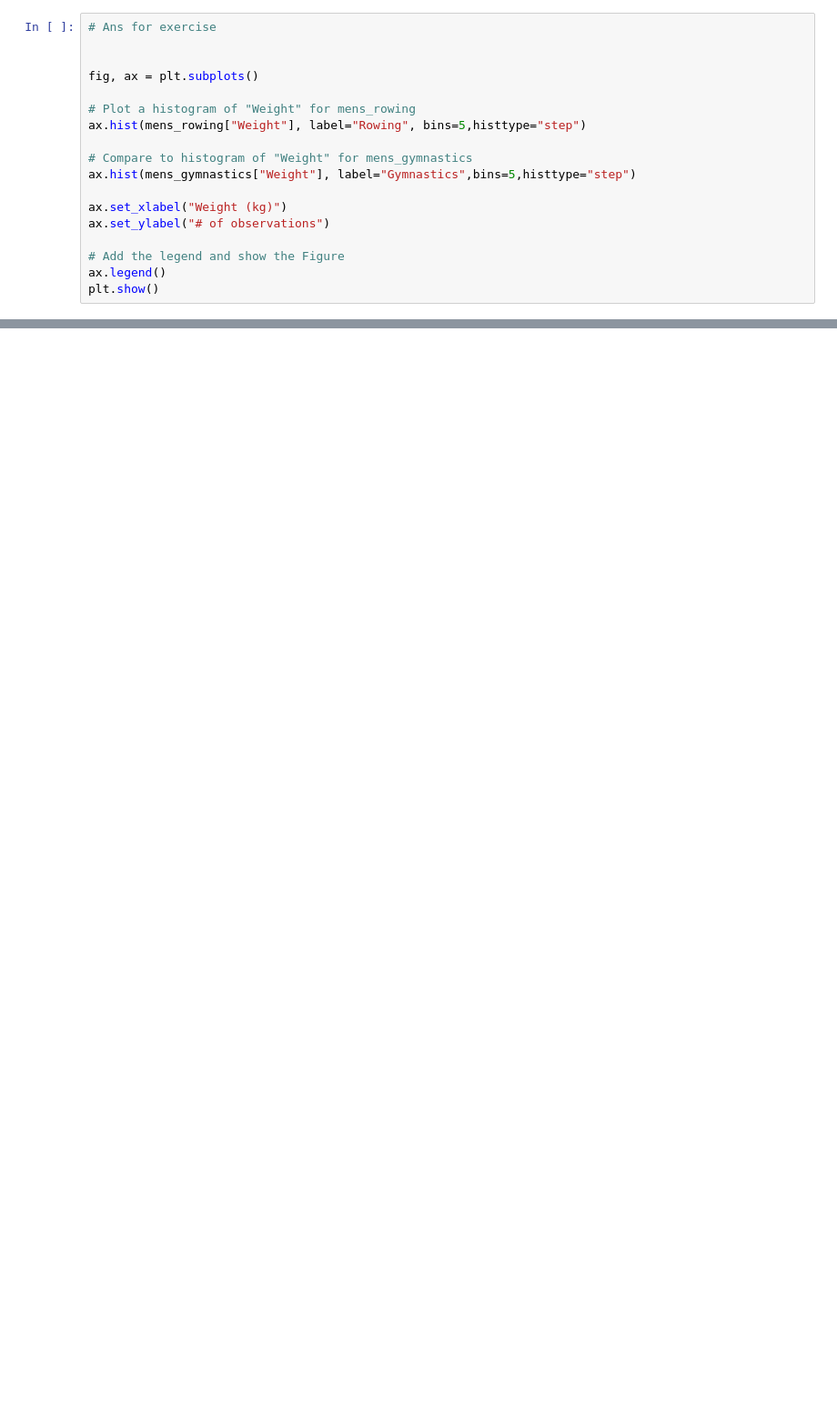
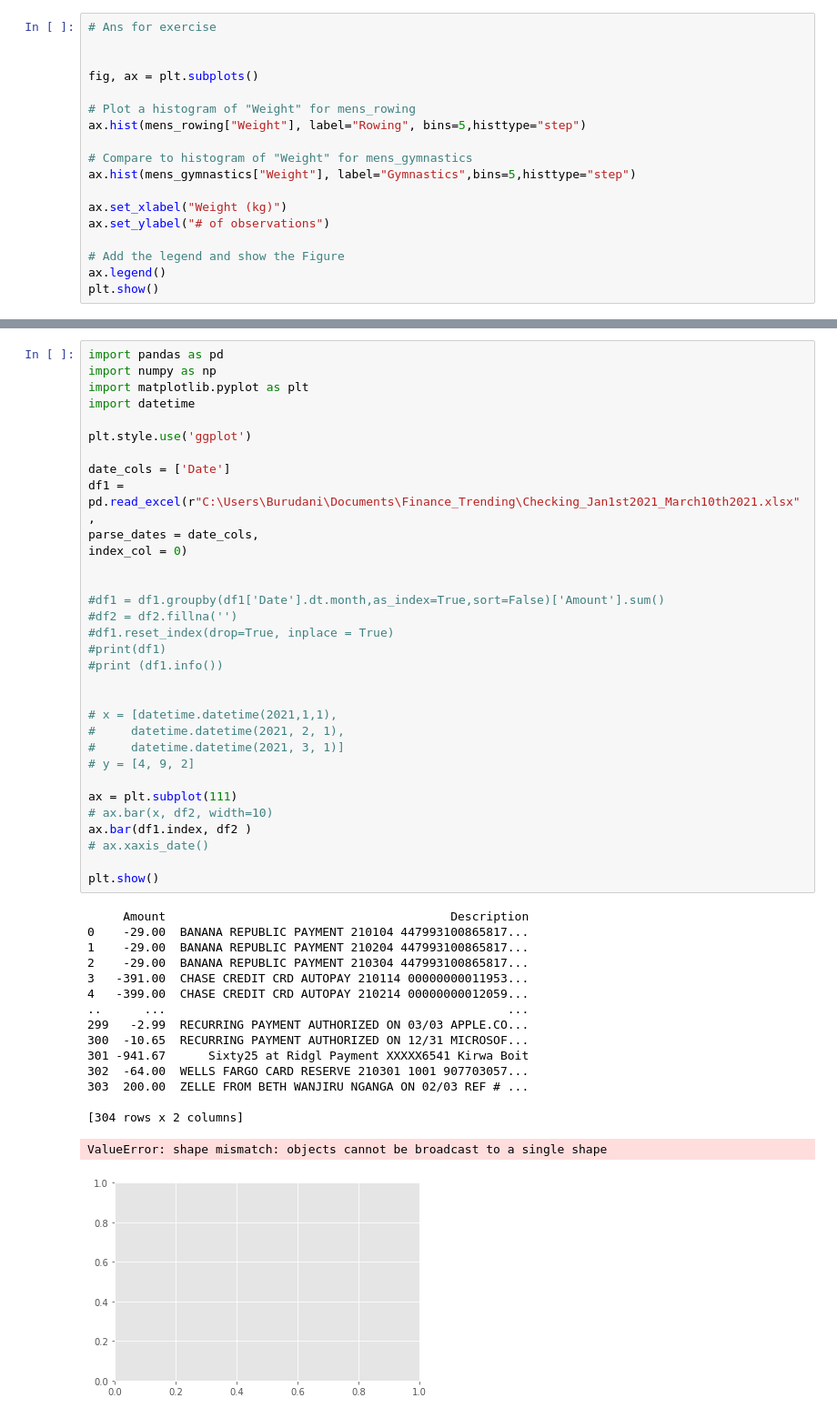
Before and after one commit to kirwaboit/rwakiPython, a Jupyter notebook: Graphing_Matplotlib_Practice.ipynb, the cells around one changed output, grey strips where cells are left out. Shown at 91% size. Cells and saved outputs as stored; diff of their text form; blank space fills up the shorter version.

Commit message:
Burudani: just a simple push before moving to my laptop

```diff
--- a/Graphing_Matplotlib_Practice.ipynb
+++ b/Graphing_Matplotlib_Practice.ipynb
@@ -471,0 +545,49 @@ plt.show()
+# %%
+import pandas as pd
+import numpy as np
+import matplotlib.pyplot as plt
+import datetime
+
+plt.style.use('ggplot')
+
+date_cols = ['Date']
+df1 = pd.read_excel(r"C:\Users\Burudani\Documents\Finance_Trending\Checking_Jan1st2021_March10th2021.xlsx",
+parse_dates = date_cols,
+index_col = 0)
+
+
+#df1 = df1.groupby(df1['Date'].dt.month,as_index=True,sort=False)['Amount'].sum()
+#df2 = df2.fillna('')
+#df1.reset_index(drop=True, inplace = True)
+#print(df1)
+#print (df1.info())
+
+
+# x = [datetime.datetime(2021,1,1),
+#     datetime.datetime(2021, 2, 1),
+#     datetime.datetime(2021, 3, 1)]
+# y = [4, 9, 2]
+
+ax = plt.subplot(111)
+# ax.bar(x, df2, width=10)
+ax.bar(df1.index, df2 )
+# ax.xaxis_date()
+
+plt.show()
+# %% [output]
+     Amount                                        Description
+0    -29.00  BANANA REPUBLIC PAYMENT 210104 447993100865817...
+1    -29.00  BANANA REPUBLIC PAYMENT 210204 447993100865817...
+2    -29.00  BANANA REPUBLIC PAYMENT 210304 447993100865817...
+3   -391.00  CHASE CREDIT CRD AUTOPAY 210114 00000000011953...
+4   -399.00  CHASE CREDIT CRD AUTOPAY 210214 00000000012059...
+..      ...                                                ...
+299   -2.99  RECURRING PAYMENT AUTHORIZED ON 03/03 APPLE.CO...
+300  -10.65  RECURRING PAYMENT AUTHORIZED ON 12/31 MICROSOF...
+301 -941.67      Sixty25 at Ridgl Payment XXXXX6541 Kirwa Boit
+302  -64.00  WELLS FARGO CARD RESERVE 210301 1001 907703057...
+303  200.00  ZELLE FROM BETH WANJIRU NGANGA ON 02/03 REF # ...
+
+[304 rows x 2 columns]
+ValueError: shape mismatch: objects cannot be broadcast to a single shape
+[figure, added]
```
Also changed, not shown: parts of 15 cells of this notebook, 5 other files.
